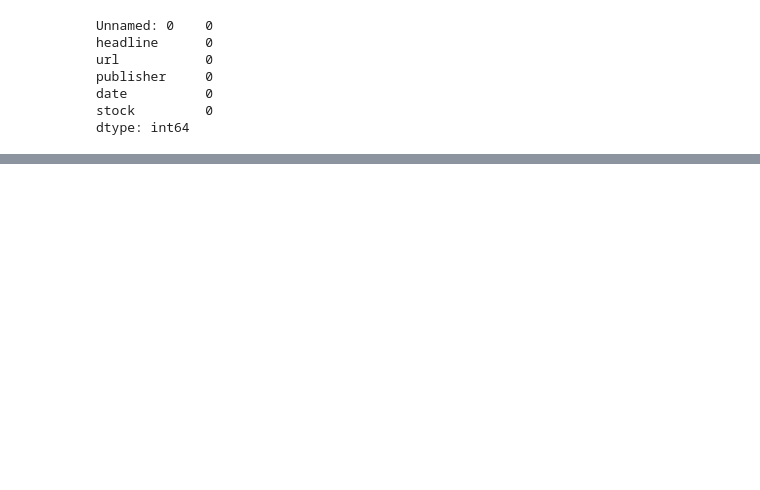
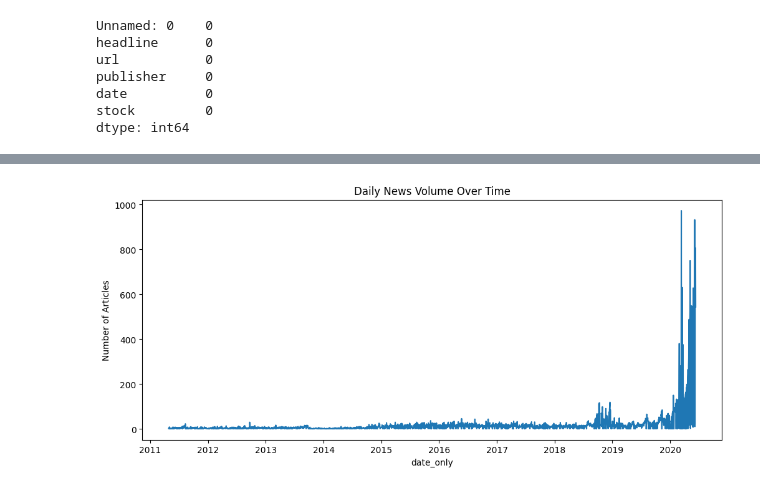
Before and after one commit to nunu-e/news-sentiment-analysis, a Jupyter notebook: notebooks/news_eda.ipynb, the cells around one changed output, grey strips where cells are left out. Saved outputs shown, nothing was run; the diff lists cells and outputs as text; code cells hidden in the pictures; blank space fills up the shorter version.

```diff
--- a/notebooks/news_eda.ipynb
+++ b/notebooks/news_eda.ipynb
@@ -132,0 +198,7 @@ news.info()
+# %%
+daily_news.plot(figsize=(12,5))
+plt.title("Daily News Volume Over Time")
+plt.ylabel("Number of Articles")
+plt.show()
+# %% [output]
+[figure, added]
```
Also changed, not shown: parts of 14 cells of this notebook.
